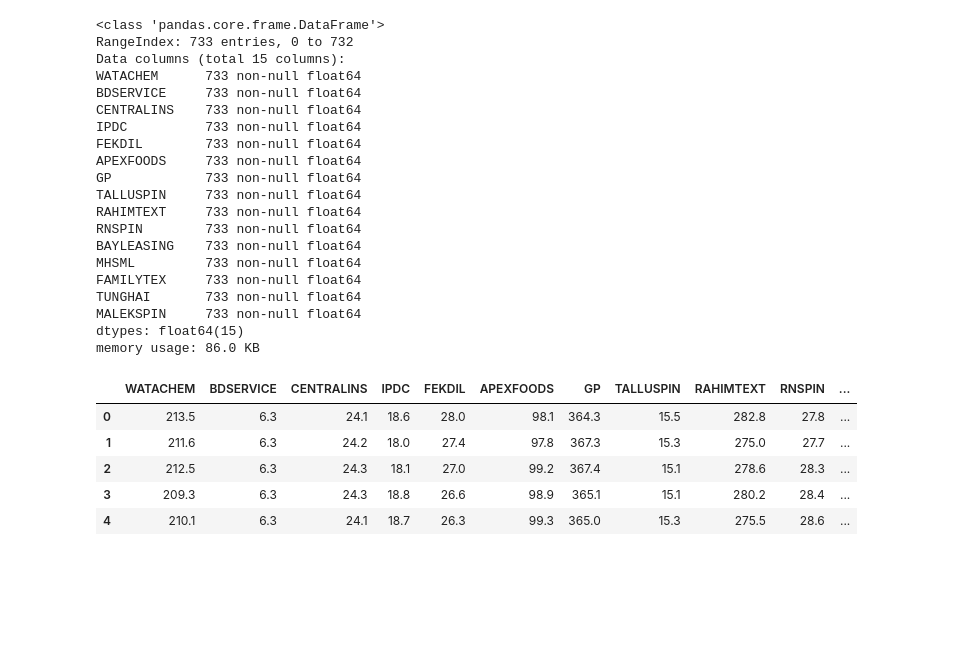
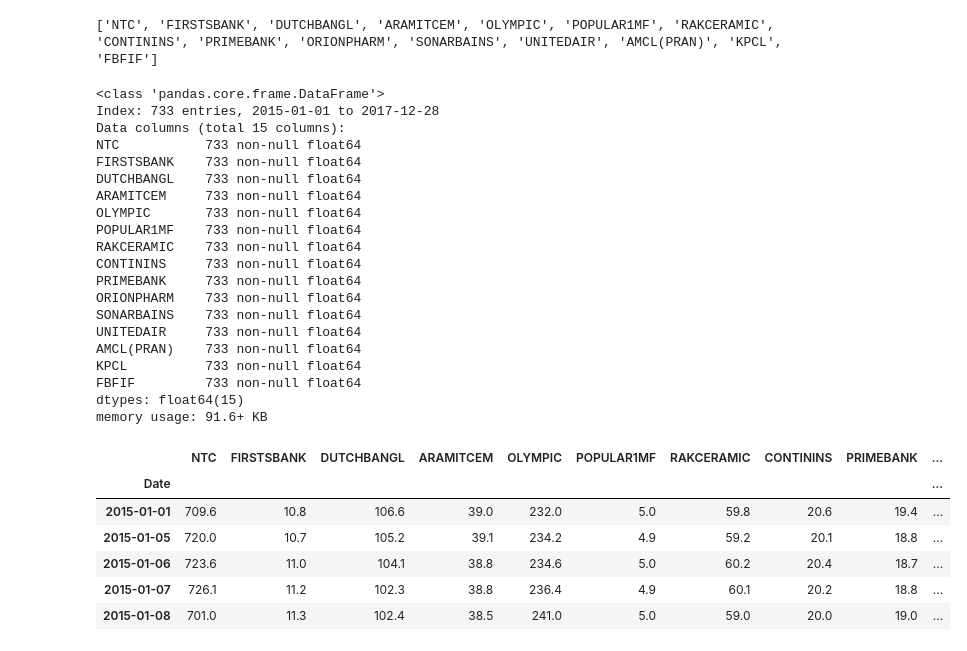
Before and after one commit to IngeniousArtist/DSE-MCPortfolioOptimization, a Jupyter notebook: DSE_PortfolioOptimization.ipynb, the cells around one changed output. Cells and saved outputs as stored; diff of their text form; code cells hidden in the pictures; blank space fills up the shorter version.

```diff
--- a/DSE_PortfolioOptimization.ipynb
+++ b/DSE_PortfolioOptimization.ipynb
@@ -52,39 +9,59 @@ ticks = tickers_in
+# %%
+
+#Seed for reproduction
+np.random.seed(49)
+
+#Set to 15-20 stocks over 7 industries
+portfolionum = 15
+
+tickers_in = df.columns.tolist()
+tickers_in.remove("Date")
+tickers_in = np.random.choice(tickers_in, size=portfolionum, replace=False)
+tickers_in = tickers_in.tolist()
+ticks = tickers_in.copy()
+print(tickers_in)
+tickers_in.append("Date")
+# %% [output]
+['NTC', 'FIRSTSBANK', 'DUTCHBANGL', 'ARAMITCEM', 'OLYMPIC', 'POPULAR1MF', 'RAKCERAMIC', 'CONTININS', 'PRIMEBANK', 'ORIONPHARM', 'SONARBAINS', 'UNITEDAIR', 'AMCL(PRAN)', 'KPCL', 'FBFIF']
 # %%
 #Copies subset of dataframe of Combined Dataset
 f_df = df[tickers_in].copy()
+
+f_df.set_index('Date', inplace=True)
 
 table = f_df
 
 table.info()
 
 table.head()
 # %% [output]
 <class 'pandas.core.frame.DataFrame'>
-RangeIndex: 733 entries, 0 to 732
+Index: 733 entries, 2015-01-01 to 2017-12-28
 Data columns (total 15 columns):
-WATACHEM      733 non-null float64
-BDSERVICE     733 non-null float64
-CENTRALINS    733 non-null float64
-IPDC          733 non-null float64
-FEKDIL        733 non-null float64
-APEXFOODS     733 non-null float64
-GP            733 non-null float64
-TALLUSPIN     733 non-null float64
-RAHIMTEXT     733 non-null float64
-RNSPIN        733 non-null float64
-BAYLEASING    733 non-null float64
-MHSML         733 non-null float64
-FAMILYTEX     733 non-null float64
-TUNGHAI       733 non-null float64
-MALEKSPIN     733 non-null float64
+NTC           733 non-null float64
+FIRSTSBANK    733 non-null float64
+DUTCHBANGL    733 non-null float64
+ARAMITCEM     733 non-null float64
+OLYMPIC       733 non-null float64
+POPULAR1MF    733 non-null float64
+RAKCERAMIC    733 non-null float64
+CONTININS     733 non-null float64
+PRIMEBANK     733 non-null float64
+ORIONPHARM    733 non-null float64
+SONARBAINS    733 non-null float64
+UNITEDAIR     733 non-null float64
+AMCL(PRAN)    733 non-null float64
+KPCL          733 non-null float64
+FBFIF         733 non-null float64
 dtypes: float64(15)
-memory usage: 86.0 KB
+memory usage: 91.6+ KB
-|  | WATACHEM | BDSERVICE | CENTRALINS | IPDC | FEKDIL | APEXFOODS | GP | TALLUSPIN | RAHIMTEXT | RNSPIN | ... |
-| 0 | 213.5 | 6.3 | 24.1 | 18.6 | 28.0 | 98.1 | 364.3 | 15.5 | 282.8 | 27.8 | ... |
-| 1 | 211.6 | 6.3 | 24.2 | 18.0 | 27.4 | 97.8 | 367.3 | 15.3 | 275.0 | 27.7 | ... |
-| 2 | 212.5 | 6.3 | 24.3 | 18.1 | 27.0 | 99.2 | 367.4 | 15.1 | 278.6 | 28.3 | ... |
-| 3 | 209.3 | 6.3 | 24.3 | 18.8 | 26.6 | 98.9 | 365.1 | 15.1 | 280.2 | 28.4 | ... |
-| 4 | 210.1 | 6.3 | 24.1 | 18.7 | 26.3 | 99.3 | 365.0 | 15.3 | 275.5 | 28.6 | ... |
+|  | NTC | FIRSTSBANK | DUTCHBANGL | ARAMITCEM | OLYMPIC | POPULAR1MF | RAKCERAMIC | CONTININS | PRIMEBANK | ... |
+| Date |  |  |  |  |  |  |  |  |  | ... |
+| 2015-01-01 | 709.6 | 10.8 | 106.6 | 39.0 | 232.0 | 5.0 | 59.8 | 20.6 | 19.4 | ... |
+| 2015-01-05 | 720.0 | 10.7 | 105.2 | 39.1 | 234.2 | 4.9 | 59.2 | 20.1 | 18.8 | ... |
+| 2015-01-06 | 723.6 | 11.0 | 104.1 | 38.8 | 234.6 | 5.0 | 60.2 | 20.4 | 18.7 | ... |
+| 2015-01-07 | 726.1 | 11.2 | 102.3 | 38.8 | 236.4 | 4.9 | 60.1 | 20.2 | 18.8 | ... |
+| 2015-01-08 | 701.0 | 11.3 | 102.4 | 38.5 | 241.0 | 5.0 | 59.0 | 20.0 | 19.0 | ... |
 # %%
 # calculate daily and annual returns of the stocks
 returns_daily = table.pct_change()
```
Also changed, not shown: parts of 8 cells of this notebook.
